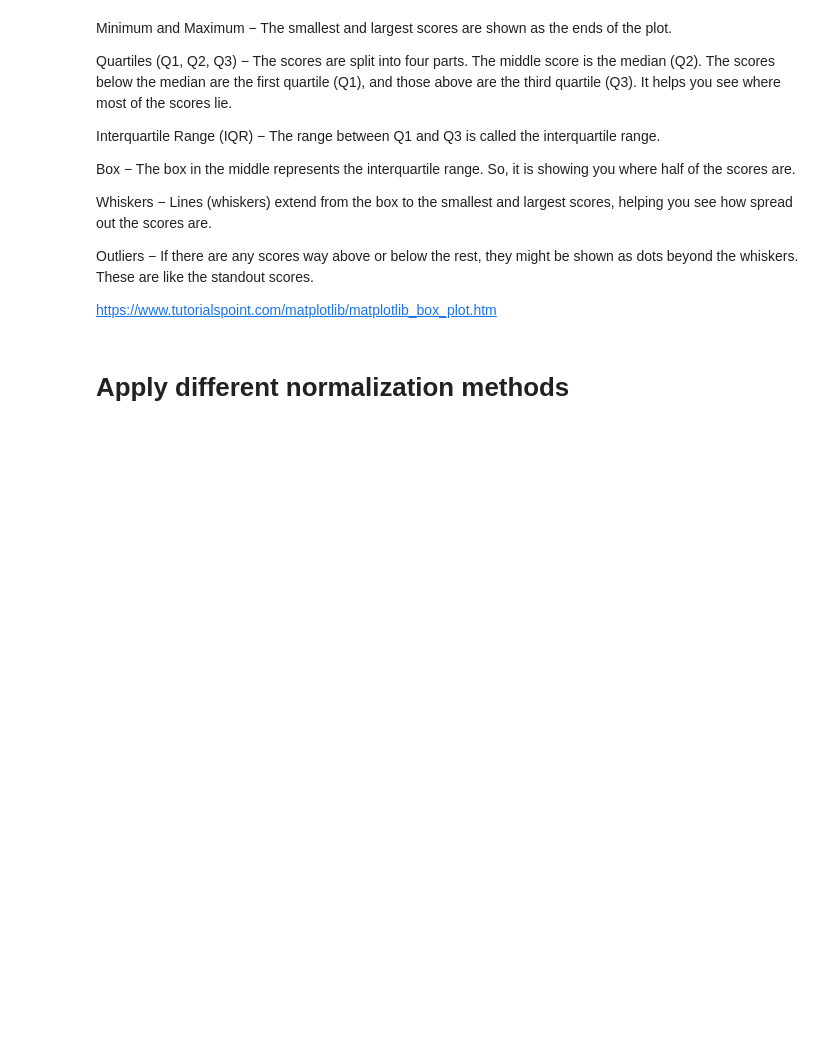
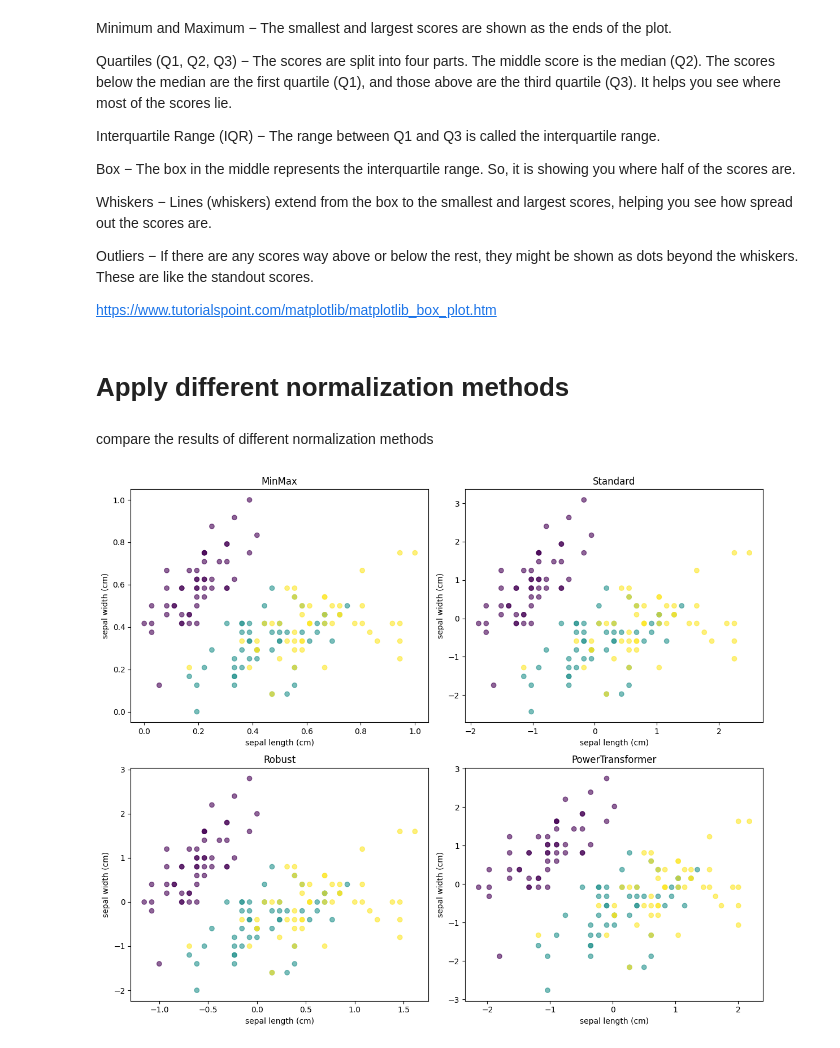
Before and after one commit to Nishitha0730/Machine-Learning, a Jupyter notebook: Data Pre-Processing/Data_Pre_Processing.ipynb, the cells around one changed output. Cells and saved outputs as stored; diff of their text form; code cells hidden in the pictures; blank space fills up the shorter version.

Commit message:
visualize the result for different normalization methods

```diff
--- a/Data Pre-Processing/Data_Pre_Processing.ipynb
+++ b/Data Pre-Processing/Data_Pre_Processing.ipynb
@@ -171,3 +171,25 @@ X_min_max = MinMaxScaler().fit_transform(X) # Min-Max Normalization(normalize to
 X_standard = StandardScaler().fit_transform(X)  # Standardization (z-score normalization: mean=0, std=1)
 X_robust = RobustScaler().fit_transform(X)  # Robust Scaling (uses median and IQR , resistant to outliers)
 X_power = PowerTransformer(method='yeo-johnson').fit_transform(X)  # Power Transformation (Box-Cox or Yeo-Johnson transformation), Non-linear, stavilizes variance, makes data more Gaussian-like
+# %% [markdown]
+compare the results of different normalization methods
+# %%
+fig, axes = plt.subplots(2, 2, figsize=(12, 10))
+scaled_data = {
+    'MinMax': X_min_max,
+    'Standard': X_standard,
+    'Robust': X_robust,
+    'PowerTransformer': X_power
+}
+
+# Plot each method
+for ax, (name, scaled) in zip(axes.flatten(), scaled_data.items()):
+    ax.scatter(scaled[:, 0], scaled[:, 1], c=data.target, alpha=0.6)
+    ax.set_title(name)
+    ax.set_xlabel(selected_features[0])
+    ax.set_ylabel(selected_features[1])
+
+plt.tight_layout()
+plt.show()
+# %% [output]
+[figure, added]
```
